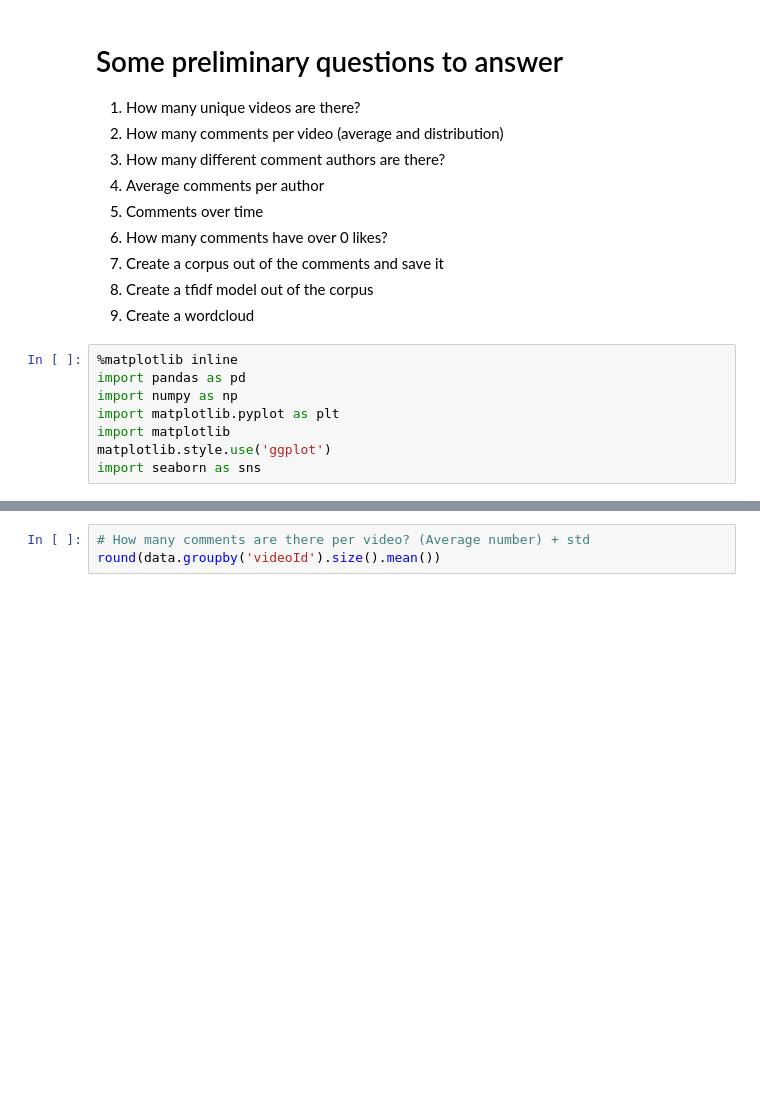
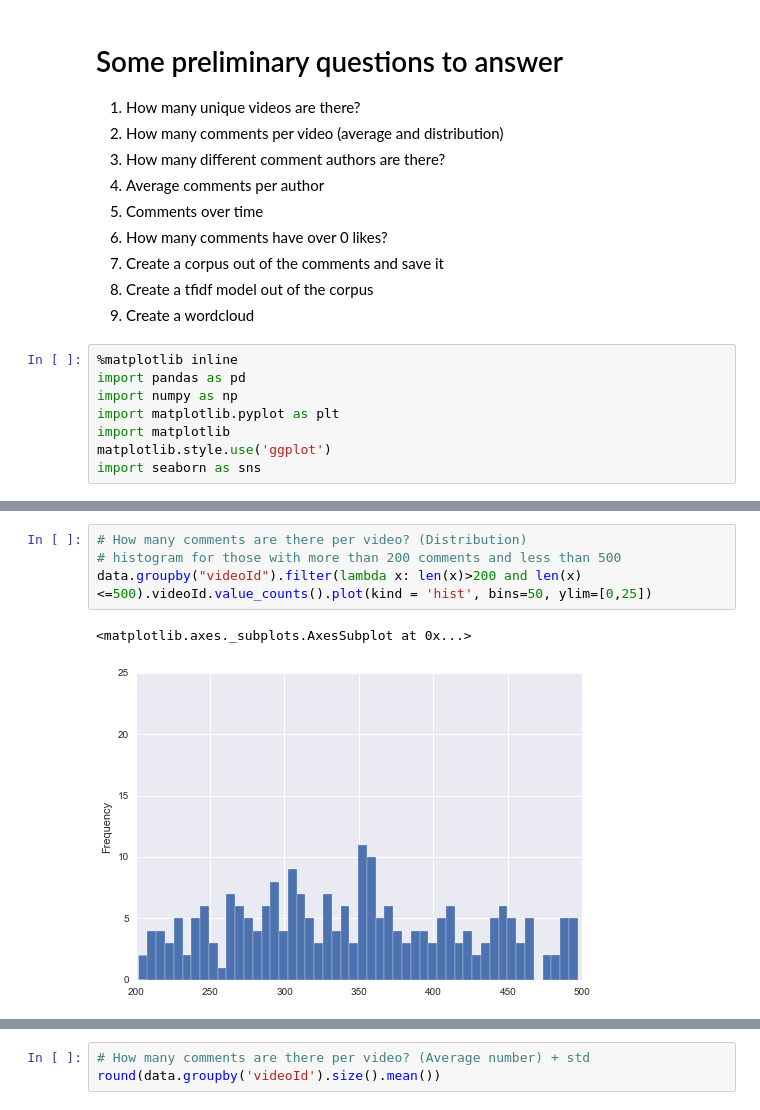
Before and after one commit to papapana/data_science, a Jupyter notebook: youtube_comedy_slam/Youtube comments.ipynb, the cells around one changed output, grey strips where cells are left out. Saved outputs shown, nothing was run; the diff lists cells and outputs as text; blank space fills up the shorter version.

```diff
--- a/youtube_comedy_slam/Youtube comments.ipynb
+++ b/youtube_comedy_slam/Youtube comments.ipynb
@@ -331,0 +333,7 @@ data.videoId.value_counts().plot(kind = 'hist', bins = 50)
+# %%
+# How many comments are there per video? (Distribution)
+# histogram for those with more than 200 comments and less than 500
+data.groupby("videoId").filter(lambda x: len(x)>200 and len(x)<=500).videoId.value_counts().plot(kind = 'hist', bins=50, ylim=[0,25])
+# %% [output]
+<matplotlib.axes._subplots.AxesSubplot at 0x...>
+[figure, added]
```
Also changed, not shown: parts of 13 cells of this notebook.
